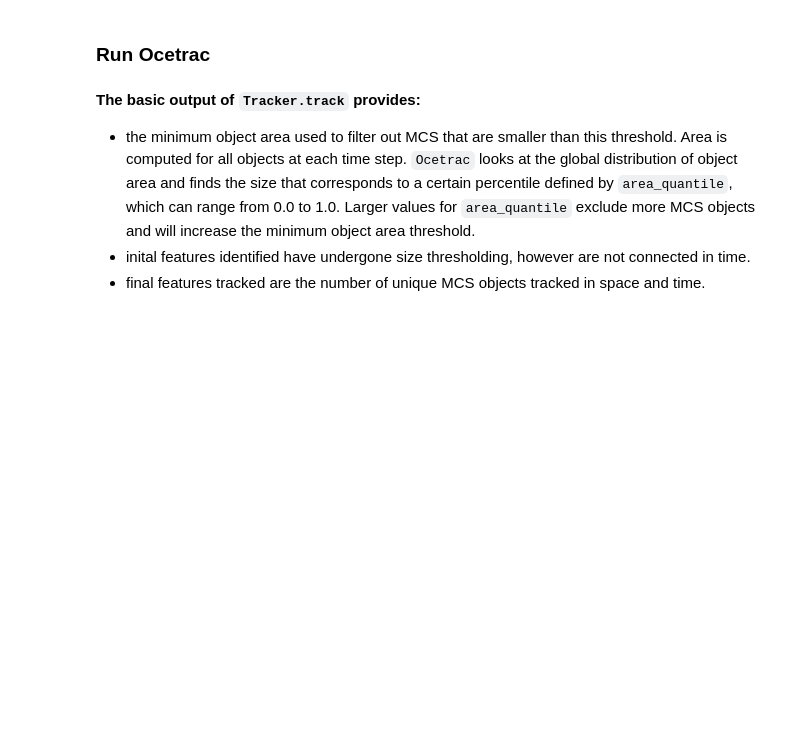
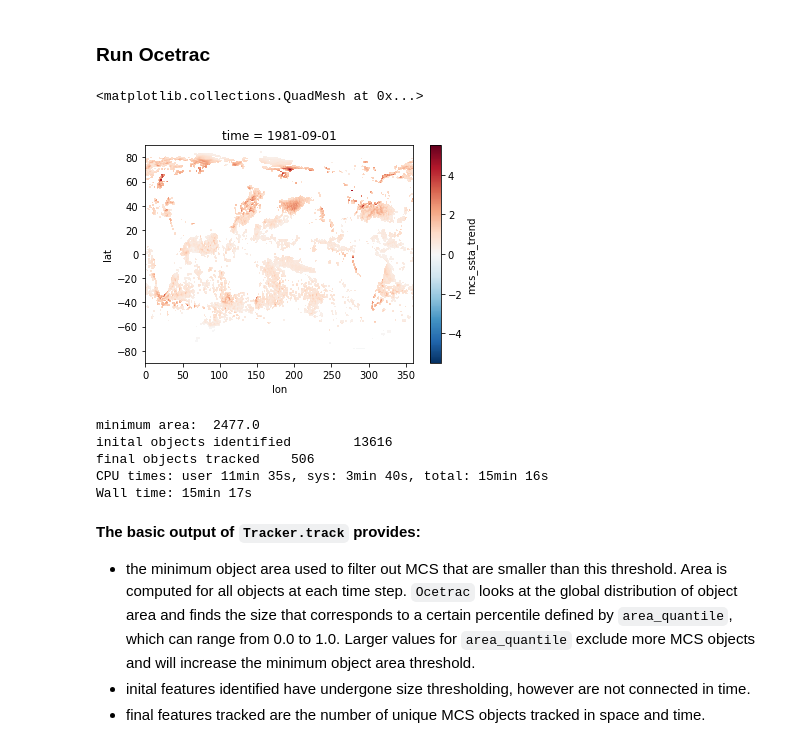
Before and after one commit to ocetrac/marine-cold-spells, a Jupyter notebook: 02_ocetrac.ipynb, the cells around one changed output. Drawn from its saved outputs; the diff is of its cells as text; code cells hidden in the pictures; blank space fills up the shorter version.

```diff
--- a/02_ocetrac.ipynb
+++ b/02_ocetrac.ipynb
@@ -23,17 +44,30 @@ mask.plot()
 ### Run Ocetrac
 # %%
 # Set model parameters
-da = ds.mcs_ssta_notrend.load() # load the DataArray into memory
+da = ds.mcs_ssta_trend.load()*-1 # load the DataArray into memory
+# In the next ocetrac release, you shouldn't have to switch signs of da
+
 radius = 8 # radius for structuring element
 min_size_quartile = 0.75 # threshold for object areas
 timedim = 'time'
 xdim = 'lon'
 ydim = 'lat'
+# %%
+da.isel(time=0).plot()
+# %% [output]
+<matplotlib.collections.QuadMesh at 0x...>
+[figure, added]
 # %%
 Tracker =  oce.Tracker(da, mask, radius, min_size_quartile, timedim, xdim, ydim)
 # %%
 %%time
 blobs = Tracker.track()
+# %% [output]
+minimum area:  2477.0
+inital objects identified        13616
+final objects tracked    506
+CPU times: user 11min 35s, sys: 3min 40s, total: 15min 16s
+Wall time: 15min 17s
 # %% [markdown]
 **The basic output of `Tracker.track` provides:**
 - the minimum object area used to filter out MCS that are smaller than this threshold. Area is computed for all objects at each time step. `Ocetrac` looks at the global distribution of object area and finds the size that corresponds to a certain percentile defined by `area_quantile`, which can range from 0.0 to 1.0. Larger values for `area_quantile` exclude more MCS objects and will increase the minimum object area threshold.
```
Also changed, not shown: parts of 4 cells of this notebook, 1 other file.
